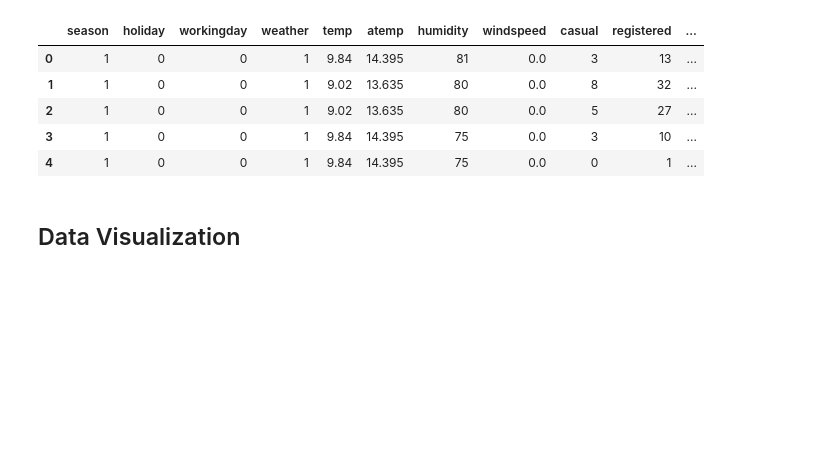
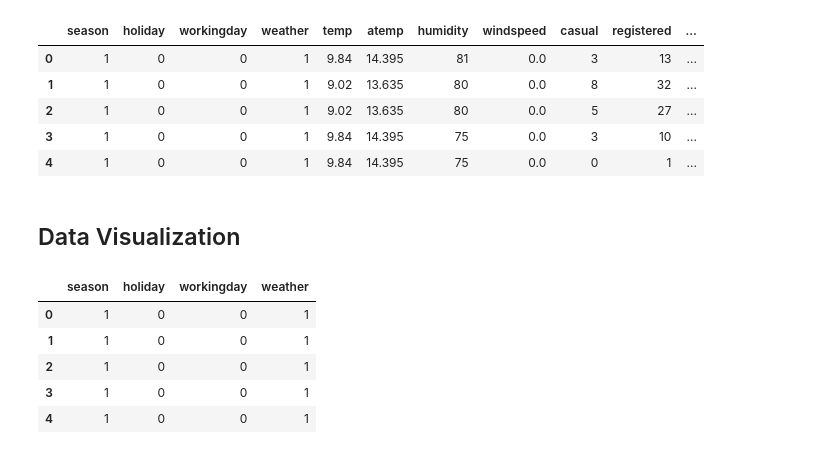
Before and after one commit to Mandarhp77/Cdac_Statistics, a Jupyter notebook: Bike Sharing Demand/Bike_sharing_demand.ipynb, the cells around one changed output. Cells and saved outputs as stored; diff of their text form; code cells hidden in the pictures; blank space fills up the shorter version.

```diff
--- a/Bike Sharing Demand/Bike_sharing_demand.ipynb
+++ b/Bike Sharing Demand/Bike_sharing_demand.ipynb
@@ -172,7 +178,15 @@ bike_data.head()
 # %% [markdown]
 ## Data Visualization
 # %%
-category = ["season","holiday","workingday","weather"]
-continuous = ["temp","atemp","humidity","windspeed","casual","registered"]
+category = bike_data.drop(["temp", "atemp", "humidity", "windspeed", "casual", "registered", "count"], axis=1)
+continuous = bike_data.drop(["season", "holiday", "workingday", "weather"], axis=1)
+category.head()
+# %% [output]
+|  | season | holiday | workingday | weather |
+| 0 | 1 | 0 | 0 | 1 |
+| 1 | 1 | 0 | 0 | 1 |
+| 2 | 1 | 0 | 0 | 1 |
+| 3 | 1 | 0 | 0 | 1 |
+| 4 | 1 | 0 | 0 | 1 |
 # %%
 for column in category:
```
Also changed, not shown: parts of 25 cells of this notebook.
